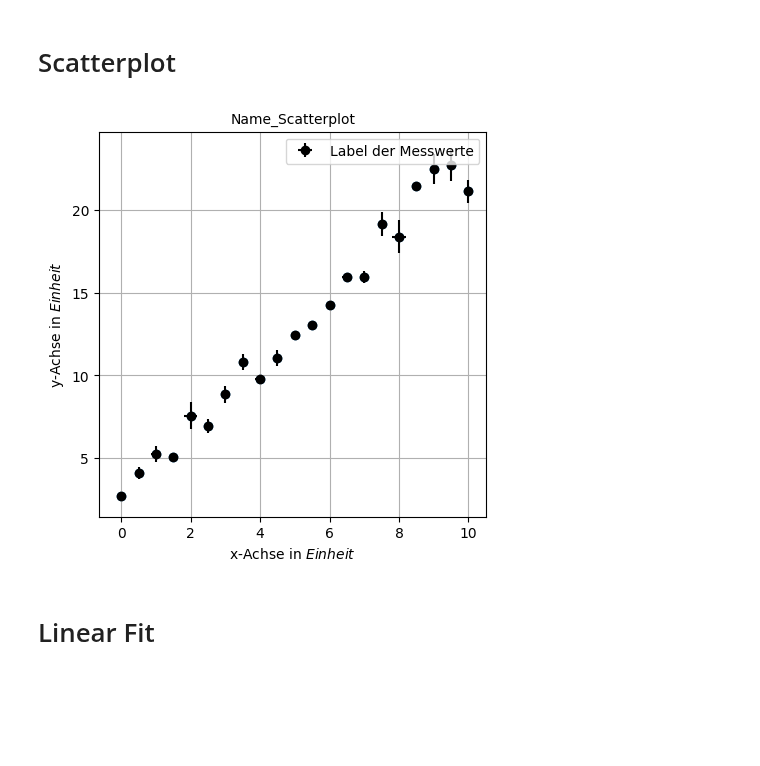
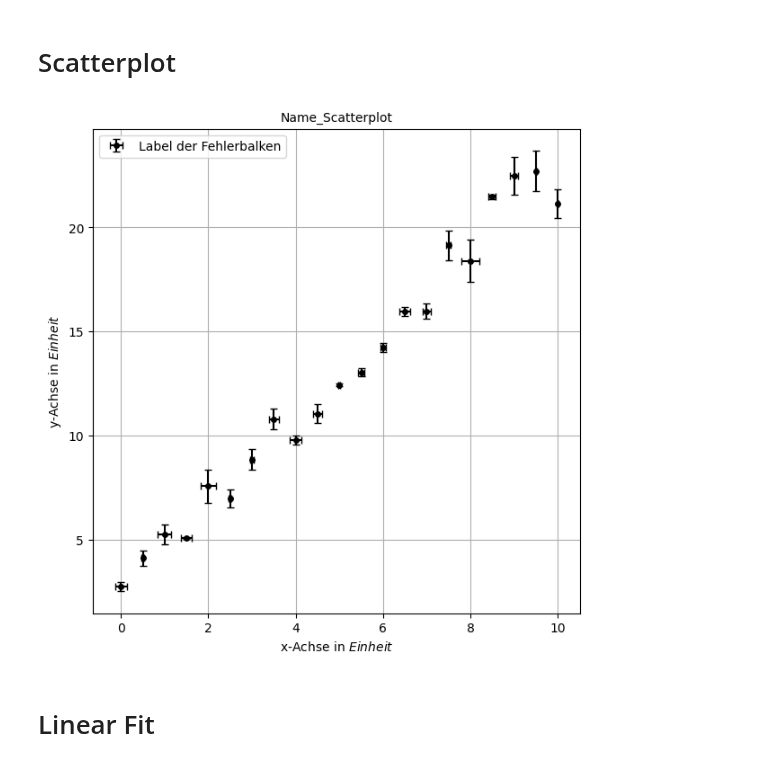
Before and after one commit to Adrian-Scholand/P2-Pysik-Praktikum-Uni-Bonn, a Jupyter notebook: New_Experiment.ipynb, the cells around one changed output. Saved outputs shown, nothing was run; the diff lists cells and outputs as text; code cells hidden in the pictures; blank space fills up the shorter version.

```diff
--- a/New_Experiment.ipynb
+++ b/New_Experiment.ipynb
@@ -146,56 +146,87 @@ y_err = np.abs(np.random.normal(0, 0.5, len(y_data)))           #Generate x and
 # %% [markdown]
 # Scatterplot
 # %%
-######################################## Scatterplot ########################################
-name = "Name_Scatterplot" #set name of the Plot (titel and filename)
+######################################## scatterplot ########################################
+name = "Name_Scatterplot"                               # set name of the plot (titel and filename)
 
-#################### Werte festlegen ####################
-Farbe_plot1 = "black"                   #or for rgb-values: (r/255, g/255, b/255) #convert to values between 0 and 1
-label_plot1 = r'Label der Messwerte'    #r'' String to render LaTex-Code
-
+#################### set 1. data ####################
+Farbe_plot1 = "black"                                   # or for rgb-values: (r/255, g/255, b/255) converts to values between 0 and 1
+label_plot1 = r'Label der Messwerte'                    # r'' string to render LaTex code
+label_error1 = r'Label der Fehlerbalken'                # r'' string to render LaTex code
 x_1 = x_data
 y_1 = y_data
 x_1_err = x_err
 y_1_err = y_err
+"""
+#################### set 2. data ####################
+Farbe_plot2 = "black"                                   # or for rgb-values: (r/255, g/255, b/255) converts to values between 0 and 1
+label_plot2 = r'Label der Messwerte'                    # r'' string to render LaTex code
+label_error2 = r'Label der Fehlerbalken'                # r'' string to render LaTex code
+x_2 = x_data
+y_2 = y_data
+x_2_err = x_err
+y_2_err = y_err
+"""
+#################### set Labels ####################
+xlabel = r'x-Achse in $Einheit$'                        # label of x-axis
+ylabel = r'y-Achse in $Einheit$'                        # label of y-axis
 
-#################### set Labels ####################
-xlabel = r'x-Achse in $Einheit$' #label of x-axis
-ylabel = r'y-Achse in $Einheit$' #label of y-axis
-
-######################################## actual Plot ########################################
+######################################## actualpPlot ########################################
 #from kafe2 import XYContainer, Fit, Plot
 #import matplotlib.pyplot as plt
 #import numpy as np
 
 #################### set font sizes ####################
-plt.rc ('font', size = 10)              #sets standard font size
-plt.rc ('axes', titlesize = 10)         #font size of titel
-plt.rc ('axes', labelsize = 10)         #font size of axis labels
-plt.rc ('xtick', labelsize = 10)        #font size of x-axis ticks
-plt.rc ('ytick', labelsize = 10)        #font size of y-axis ticks
-plt.rc ('legend', fontsize = 10)        #font size of legend
+plt.rc ('font', size = 10)                              # sets standard font size
+plt.rc ('axes', titlesize = 10)                         # font size of titel
+plt.rc ('axes', labelsize = 10)                         # font size of axis labels
+plt.rc ('xtick', labelsize = 10)                        # font size of x-axis ticks
+plt.rc ('ytick', labelsize = 10)                        # font size of y-axis ticks
+plt.rc ('legend', fontsize = 10)                        # font size of legend
 
-plt.figure(figsize = (5,5))             #size and aspectratio of picture
-plt.xlabel(xlabel)                      #x-axis label
-plt.ylabel(ylabel)                      #y-axis label
-plt.title(name)                         #sets titel of the plot
+plt.figure(figsize = (7,7))                             # size and aspectratio of picture
+plt.xlabel(xlabel)                                      # x-axis label is set in a string in a variable above
+plt.ylabel(ylabel)                                      # y-axis label is set in a string in a variable above
+plt.title(name)                                         # titel of the plot is set in a string in a variable above
 
 #################### actual plot ####################
+"""
+plt.scatter(x_1,y_1,                                    # datapoints #can be ignored if errorbars are plotted instead
+            color = "black",                            # color: red = "r" , black = "black" , for rgb-values: (r/255, g/255, b/255) converts to values between 0 and 1
+            label = label_plot1)                        # label is set in a string in a variable above
+"""
+#################### 1. data points in the same plot ###################
+plt.errorbar(x_1, y_1, xerr = x_1_err, yerr = y_1_err,  # errorbars
+            fmt = "o",                                  # symbol of the marker in the center: point = "." , circle = "o" cross = "x"
+            color = "black",                            # color of the marker in the middle: red = "r" , black = "black" , for rgb-values: (r/255, g/255, b/255) converts to values between 0 and 1
+            ecolor = "black",                           # color of the errorbars: red = "r" , black = "black" , for rgb-values: (r/255, g/255, b/255)
+            mfc = "black",                              # color of the point in the center: red = "r" , black = "black" , for rgb-values: (r/255, g/255, b/255) converts to values between 0 and 1
+            label = label_error1,                       # label is set in a string in a variable above
+            markersize = 4,                             # size of the marker in the center
+            capsize = 3,                                # legth of the errorbar-caps (horizontal bars of the "I" and vertical bars of the "H")
+            markeredgewidth = 1)                        # width ot the errorbar-caps (horizontal bars of the "I" and vertical bars of the "H")
 
-plt.scatter(x_1,y_1)                                    #datapoints #can be ignored if errorbars are plotted instead
-plt.errorbar(x_1, y_1, xerr = x_1_err, yerr = y_1_err,  #errorbars
-             fmt = "o",                                 #symbol of the marker: point = "." , circle = "o" cross = "x"
-             color = Farbe_plot1,                       #color: red = "r" , black = "black" , for rgb-values: (r/255, g/255, b/255)
-             label = label_plot1)                       #label is set in a string in a variable above
+"""
+#################### 2. data points in the same plot ####################
+plt.errorbar(x_1, y_1, xerr = x_1_err, yerr = y_1_err,  # errorbars
+            fmt = "o",                                  # symbol of the marker in the center: point = "." , circle = "o" cross = "x"
+            color = "black",                            # color of the marker in the middle: red = "r" , black = "black" , for rgb-values: (r/255, g/255, b/255) converts to values between 0 and 1
+            ecolor = "black",                           # color of the errorbars: red = "r" , black = "black" , for rgb-values: (r/255, g/255, b/255)
+            mfc = "black",                              # color of the point in the center: red = "r" , black = "black" , for rgb-values: (r/255, g/255, b/255) converts to values between 0 and 1
+            label = label_error2,                        # label is set in a string in a variable above
+            markersize = 4,                             # size of the marker in the center
+            capsize = 3,                                # legth of the errorbar-caps (horizontal bars of the "I" and vertical bars of the "H")
+            markeredgewidth = 1)                        # width ot the errorbar-caps (horizontal bars of the "I" and vertical bars of the "H")
+"""
 
-plt.grid()                                              #grid
-plt.legend()                                            #Legend
+plt.grid()                                              # grid
+plt.legend()                                            # legend
 
-#plt.tick_params(axis = "x", labelrotation = 30)        #rotate axis-ticks by 30°
-plt.show                                                #show Plot
-plt.savefig(f'{name+".jpg"}', dpi = 300)                #save Plot as jpg-file
+#plt.tick_params(axis = "x", labelrotation = 30)        # rotate axis-ticks by 30°
+plt.show                                                # show plot
+plt.savefig(f'{name+".jpg"}', dpi = 300)                # save plot as jpg-file
 # %% [output]
-[figure, old version]
+[figure, new version]
 # %% [markdown]
 # Linear Fit
 # %%
```
Also changed, not shown: parts of 8 cells of this notebook.
